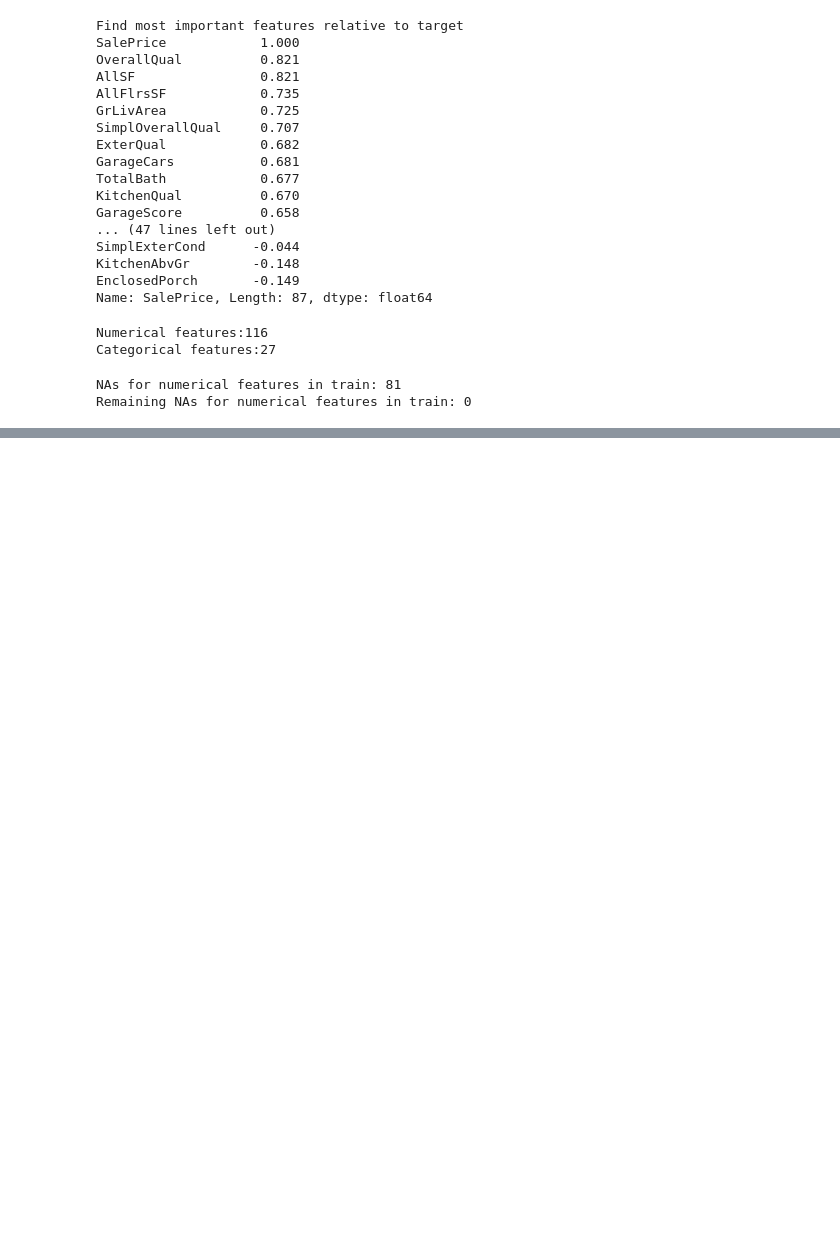
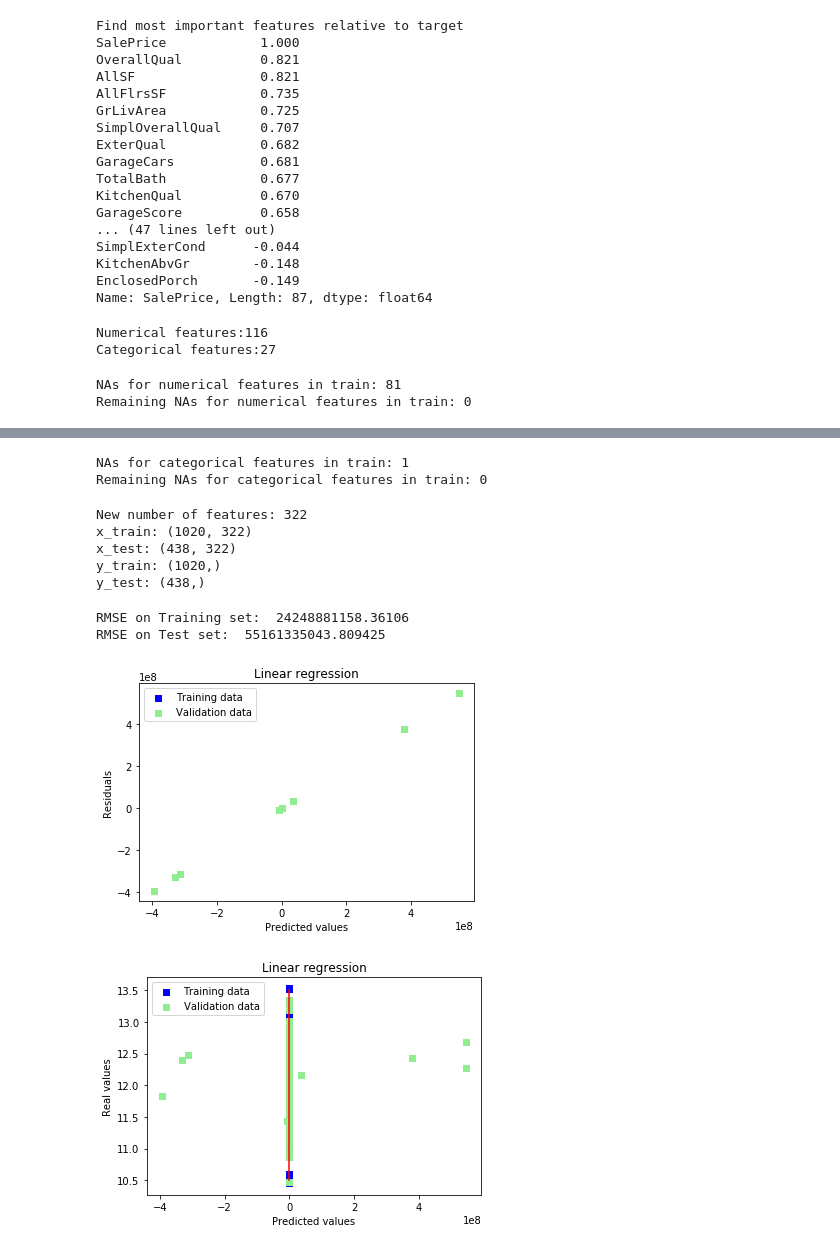
Before and after one commit to chenminjing1984/Kaggle, a Jupyter notebook: House Price Prediction/House Price Prediction - Linear Regression.ipynb, the cells around one changed output, grey strips where cells are left out. Drawn from its saved outputs; the diff is of its cells as text; code cells hidden in the pictures; blank space fills up the shorter version.

```diff
--- a/House Price Prediction/House Price Prediction - Linear Regression.ipynb
+++ b/House Price Prediction/House Price Prediction - Linear Regression.ipynb
@@ -508,0 +402,79 @@ res = stats.probplot(df_train['SalePrice'], plot=plt)
+# %%
+# Create dummy features for categarical values via one-hot encoding
+print('NAs for categorical features in train: '+\
+      str(train_cat.isnull().values.sum()))
+train_cat = pd.get_dummies(train_cat)
+print('Remaining NAs for categorical features in train: '+\
+      str(train_cat.isnull().values.sum()))
+# %% [output]
+NAs for categorical features in train: 1
+Remaining NAs for categorical features in train: 0
+# %%
+# Join numerical and categorical features
+train = pd.concat([train_num, train_cat], axis=1)
+print('New number of features: ' + str(train.shape[1]))
+
+# Partition the dataset in train + validation sets
+x_train, x_test, y_train, y_test = train_test_split(train, y, test_size=0.3,
+                                                    random_state=0)
+print('x_train: ' + str(x_train.shape))
+print('x_test: ' + str(x_test.shape))
+print('y_train: ' + str(y_train.shape))
+print('y_test: ' + str(y_test.shape))
+# %% [output]
+New number of features: 322
+x_train: (1020, 322)
+x_test: (438, 322)
+y_train: (1020,)
+y_test: (438,)
+# %%
+# Standardize numerical features
+stdSc = StandardScaler()
+x_train.loc[:,numerical_features] = stdSc.fit_transform(x_train.loc[:,numerical_features])
+x_test.loc[:,numerical_features] = stdSc.transform(x_test.loc[:,numerical_features])
+# %%
+# Define error measure for official scoring: RMSE
+scorer = make_scorer(mean_squared_error, greater_is_better=False)
+
+def rmse_cv_train(model):
+    # 这里的scores都是负数，为什么均方误差会出现负数的情况呢？
+    # 由于这里的mean_squared_error是一种损失函数，优化的目标的使其最小化。
+    # 而分类准确率是一种奖励函数，优化的目标是使其最大化。
+    rmse = np.sqrt(-cross_val_score(model, x_train, y_train, scoring=scorer, cv=10))
+    return(rmse)
+
+def rmse_cv_test(model):
+    rmse = np.sqrt(-cross_val_score(model, x_test, y_test, scoring=scorer, cv=10))
+    return(rmse)
+# %%
+# Linear Regression
+lr = LinearRegression()
+lr.fit(x_train, y_train)
+# Look at predictions on training and validation set
+print('RMSE on Training set: ', rmse_cv_train(lr).mean())
+print('RMSE on Test set: ', rmse_cv_test(lr).mean())
+y_train_pred = lr.predict(x_train)
+y_test_pred = lr.predict(x_test)
+# Plot residuals
+plt.scatter(y_train_pred, y_train_pred-y_train, c='blue', marker='s', label='Training data')
+plt.scatter(y_test_pred, y_test_pred-y_test, c='lightgreen', marker='s', label='Validation data')
+plt.title('Linear regression')
+plt.xlabel('Predicted values')
+plt.ylabel('Residuals')
+plt.legend(loc='upper left')
+plt.hlines(y=0, xmin=-5, xmax=13, color='red')
+plt.show()
+# Plot predictions
+plt.scatter(y_train_pred, y_train, c='blue', marker='s', label='Training data')
+plt.scatter(y_test_pred, y_test, c='lightgreen', marker='s', label='Validation data')
+plt.title('Linear regression')
+plt.xlabel('Predicted values')
+plt.ylabel('Real values')
+plt.legend(loc='upper left')
+plt.plot([10.5, 13.5],[10.5,13.5], c='red')
+plt.show()
+# %% [output]
+RMSE on Training set:  24248881158.36106
+RMSE on Test set:  55161335043.809425
+[figure, added]
+[figure, added]
```
Also changed, not shown: parts of 25 cells of this notebook, 1 other file.
